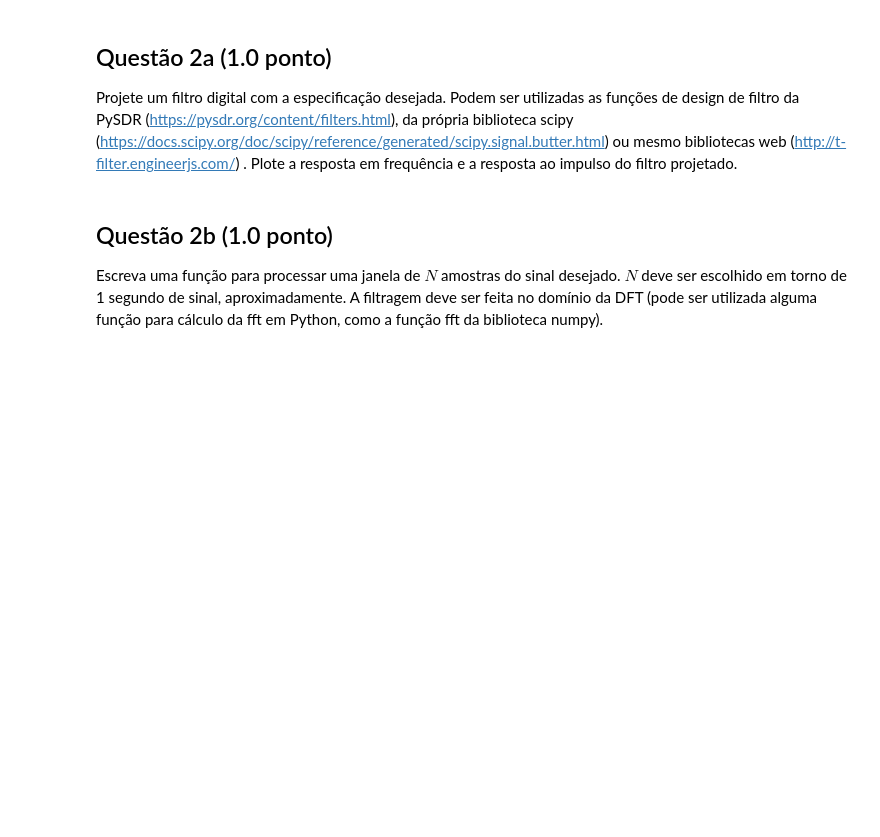
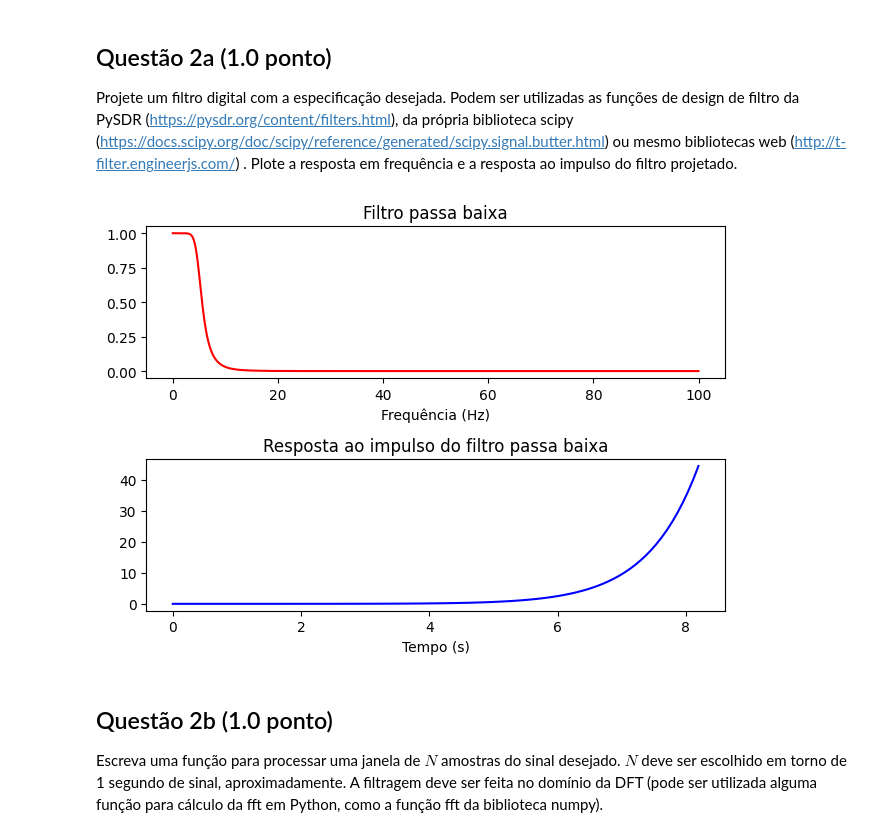
Before and after one commit to leopcortes/unb, a Jupyter notebook: sstd/Projeto4/projeto4.ipynb, the cells around one changed output. Cells and saved outputs as stored; diff of their text form; code cells hidden in the pictures; blank space fills up the shorter version.

```diff
--- a/sstd/Projeto4/projeto4.ipynb
+++ b/sstd/Projeto4/projeto4.ipynb
@@ -86,3 +122,26 @@ Projete um filtro digital com a especificação desejada. Podem ser utilizadas a
+# %%
+fs, fc = 200, 5
+
+a, b = sp.signal.butter(5, fc, fs=fs, btype='low', analog=False)
+w, h = sp.signal.freqz(a, b, fs=fs, worN=8000)
+
+plt.subplot(211)
+plt.plot(w, np.abs(h), 'r')
+plt.title("Filtro passa baixa")
+plt.xlabel('Frequência (Hz)')
+
+
+t, impulso = sp.signal.impulse((a,b))
+plt.subplot(212)
+plt.plot(t, impulso, 'b')
+plt.title("Resposta ao impulso do filtro passa baixa")
+plt.xlabel('Tempo (s)')
+
+
+plt.tight_layout()
+plt.show()
+# %% [output]
+[figure, added]
 # %% [markdown]
 ## Questão 2b (1.0 ponto)
 
```
Also changed, not shown: parts of 10 cells of this notebook.
